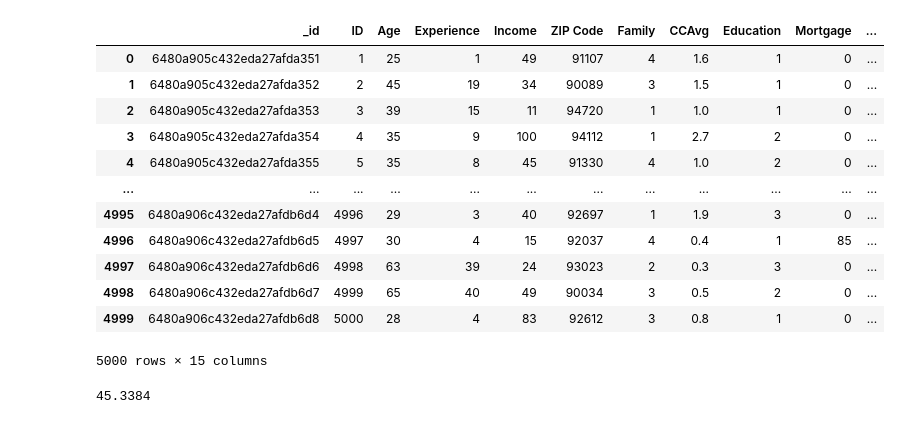
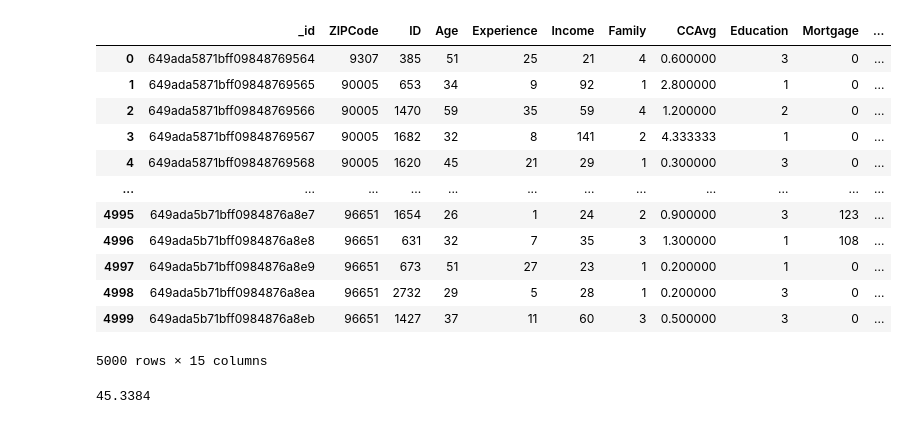
Before and after one commit to arttusa/dsdba_project, a Jupyter notebook: bankdata.ipynb, the cells around one changed output. Cells and saved outputs as stored; diff of their text form; code cells hidden in the pictures.

```diff
--- a/bankdata.ipynb
+++ b/bankdata.ipynb
@@ -14,38 +14,38 @@ conn = MongoClient()
 # %%
 # Data Description:
 
 # ID	        Customer ID
 # Age	        Customer's age in completed years
 # Experience	years of professional experience
 # Income	    Annual income of the customer ($000)
 # ZIPCode	    Home Address ZIP code.
 # Family	    Family size of the customer
 # CCAvg	Avg.    spending on credit cards per month ($000)
 # Education	    Education Level. 1: Undergrad; 2: Graduate; 3: Advanced/Professional
 # Mortgage	    Value of house mortgage if any. ($000)
 # Personal Loan	Did this customer accept the personal loan offered in the last campaign?
 # Securities    Account	Does the customer have a securities account with the bank?
 # CD Account	Does the customer have a certificate of deposit (CD) account with the bank?
 # Online	    Does the customer use internet banking facilities?
 # CreditCard	Does the customer use a credit card issued by UniversalBank?
 db = conn.bank_loans
 
 
-df = pd.DataFrame(db.bank_loans.find({}))
+df = pd.DataFrame(db.bank_loans_hadoop.find({}))
 df
 # %% [output]
-|  | _id | ID | Age | Experience | Income | ZIP Code | Family | CCAvg | Education | Mortgage | ... |
-| 0 | 6480a905c432eda27afda351 | 1 | 25 | 1 | 49 | 91107 | 4 | 1.6 | 1 | 0 | ... |
-| 1 | 6480a905c432eda27afda352 | 2 | 45 | 19 | 34 | 90089 | 3 | 1.5 | 1 | 0 | ... |
-| 2 | 6480a905c432eda27afda353 | 3 | 39 | 15 | 11 | 94720 | 1 | 1.0 | 1 | 0 | ... |
-| 3 | 6480a905c432eda27afda354 | 4 | 35 | 9 | 100 | 94112 | 1 | 2.7 | 2 | 0 | ... |
-| 4 | 6480a905c432eda27afda355 | 5 | 35 | 8 | 45 | 91330 | 4 | 1.0 | 2 | 0 | ... |
+|  | _id | ZIPCode | ID | Age | Experience | Income | Family | CCAvg | Education | Mortgage | ... |
+| 0 | 649ada5871bff09848769564 | 9307 | 385 | 51 | 25 | 21 | 4 | 0.600000 | 3 | 0 | ... |
+| 1 | 649ada5871bff09848769565 | 90005 | 653 | 34 | 9 | 92 | 1 | 2.800000 | 1 | 0 | ... |
+| 2 | 649ada5871bff09848769566 | 90005 | 1470 | 59 | 35 | 59 | 4 | 1.200000 | 2 | 0 | ... |
+| 3 | 649ada5871bff09848769567 | 90005 | 1682 | 32 | 8 | 141 | 2 | 4.333333 | 1 | 0 | ... |
+| 4 | 649ada5871bff09848769568 | 90005 | 1620 | 45 | 21 | 29 | 1 | 0.300000 | 3 | 0 | ... |
 | ... | ... | ... | ... | ... | ... | ... | ... | ... | ... | ... | ... |
-| 4995 | 6480a906c432eda27afdb6d4 | 4996 | 29 | 3 | 40 | 92697 | 1 | 1.9 | 3 | 0 | ... |
-| 4996 | 6480a906c432eda27afdb6d5 | 4997 | 30 | 4 | 15 | 92037 | 4 | 0.4 | 1 | 85 | ... |
-| 4997 | 6480a906c432eda27afdb6d6 | 4998 | 63 | 39 | 24 | 93023 | 2 | 0.3 | 3 | 0 | ... |
-| 4998 | 6480a906c432eda27afdb6d7 | 4999 | 65 | 40 | 49 | 90034 | 3 | 0.5 | 2 | 0 | ... |
-| 4999 | 6480a906c432eda27afdb6d8 | 5000 | 28 | 4 | 83 | 92612 | 3 | 0.8 | 1 | 0 | ... |
+| 4995 | 649ada5b71bff0984876a8e7 | 96651 | 1654 | 26 | 1 | 24 | 2 | 0.900000 | 3 | 123 | ... |
+| 4996 | 649ada5b71bff0984876a8e8 | 96651 | 631 | 32 | 7 | 35 | 3 | 1.300000 | 1 | 108 | ... |
+| 4997 | 649ada5b71bff0984876a8e9 | 96651 | 673 | 51 | 27 | 23 | 1 | 0.200000 | 1 | 0 | ... |
+| 4998 | 649ada5b71bff0984876a8ea | 96651 | 2732 | 29 | 5 | 28 | 1 | 0.200000 | 3 | 0 | ... |
+| 4999 | 649ada5b71bff0984876a8eb | 96651 | 1427 | 37 | 11 | 60 | 3 | 0.500000 | 3 | 0 | ... |
 5000 rows × 15 columns
 # %%
 np.min(df.Age)
```
Also changed, not shown: parts of 6 cells of this notebook, 5 other files.
